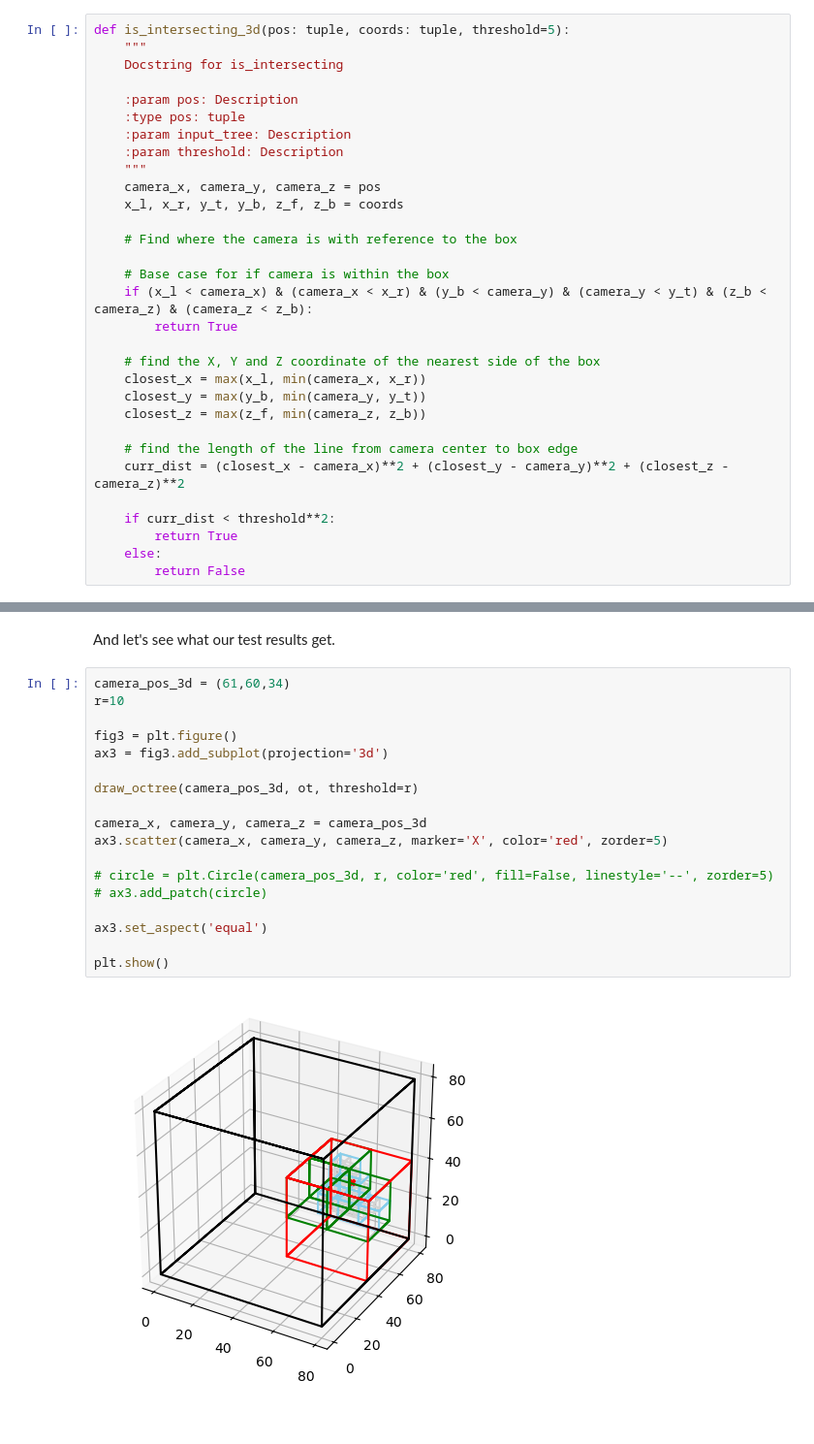
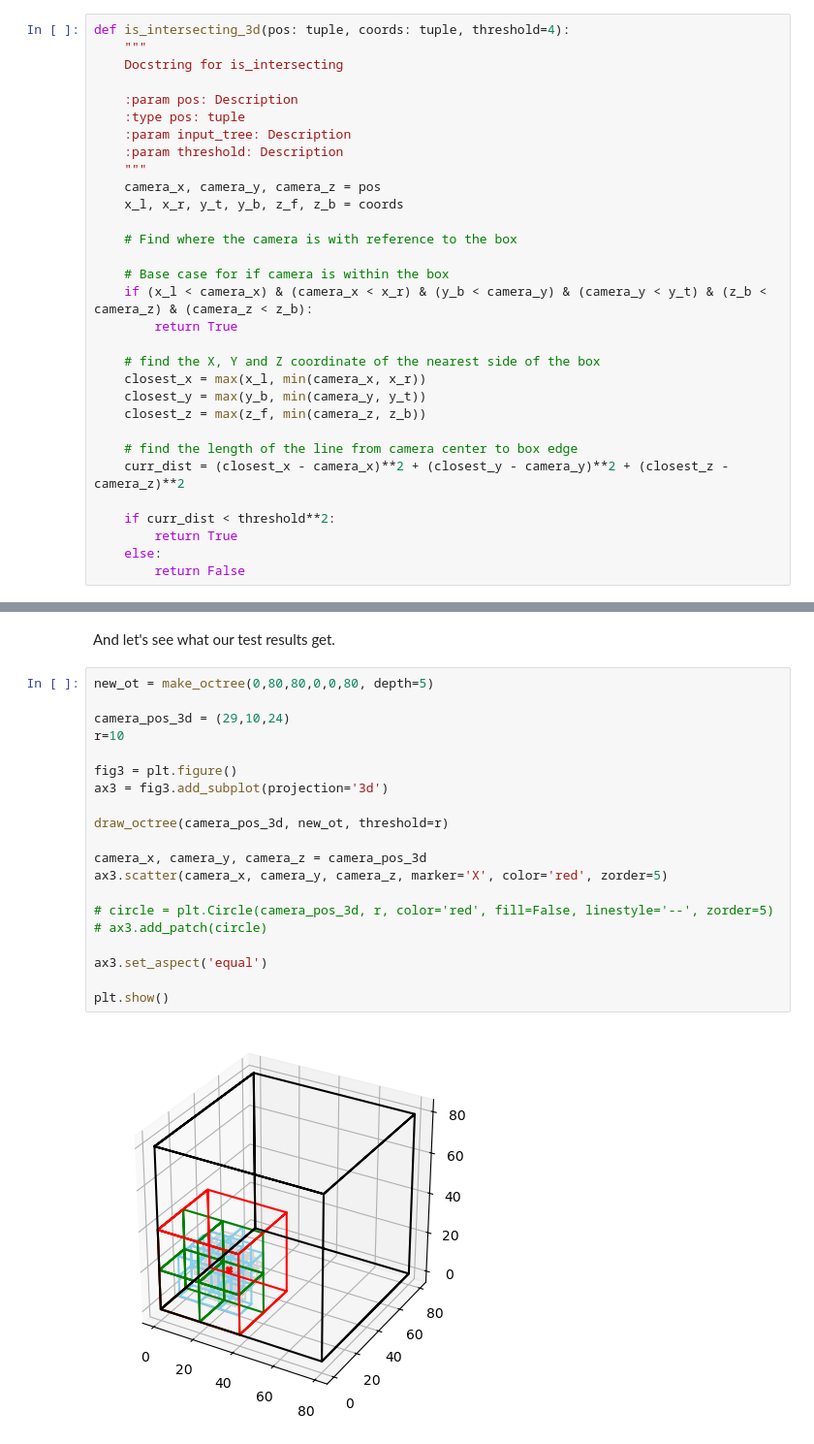
Before and after one commit to suryashch/3d_modelling, a Jupyter notebook: research/optimizing-the-scene/notebooks/octree-querying.ipynb, the cells around one changed output, grey strips where cells are left out. Shown at 97% size. Drawn from its saved outputs; the diff is of its cells as text.

Commit message:
created subsection on octree querying

```diff
--- a/research/optimizing-the-scene/notebooks/octree-querying.ipynb
+++ b/research/optimizing-the-scene/notebooks/octree-querying.ipynb
@@ -509,7 +509,7 @@ While computationally inefficient, the code appears to function as expected.
 # %% [markdown]
 Let's recreate the is_intersecting code in 3D.
 # %%
-def is_intersecting_3d(pos: tuple, coords: tuple, threshold=5):
+def is_intersecting_3d(pos: tuple, coords: tuple, threshold=4):
     """
     Docstring for is_intersecting
 
@@ -598,22 +598,24 @@ def draw_octree(pos:tuple, o_tree, threshold=5, level=0):
 # %% [markdown]
 And let's see what our test results get.
 # %%
-camera_pos_3d = (61,60,34)
+new_ot = make_octree(0,80,80,0,0,80, depth=5)
+
+camera_pos_3d = (29,10,24)
 r=10
 
 fig3 = plt.figure()
 ax3 = fig3.add_subplot(projection='3d')
 
-draw_octree(camera_pos_3d, ot, threshold=r)
+draw_octree(camera_pos_3d, new_ot, threshold=r)
 
 camera_x, camera_y, camera_z = camera_pos_3d
 ax3.scatter(camera_x, camera_y, camera_z, marker='X', color='red', zorder=5)
 
 # circle = plt.Circle(camera_pos_3d, r, color='red', fill=False, linestyle='--', zorder=5)
 # ax3.add_patch(circle)
 
 ax3.set_aspect('equal')
 
 plt.show()
 # %% [output]
-[figure, old version]
+[figure, new version]
```
Also changed, not shown: parts of 23 cells of this notebook, 2 other files.
